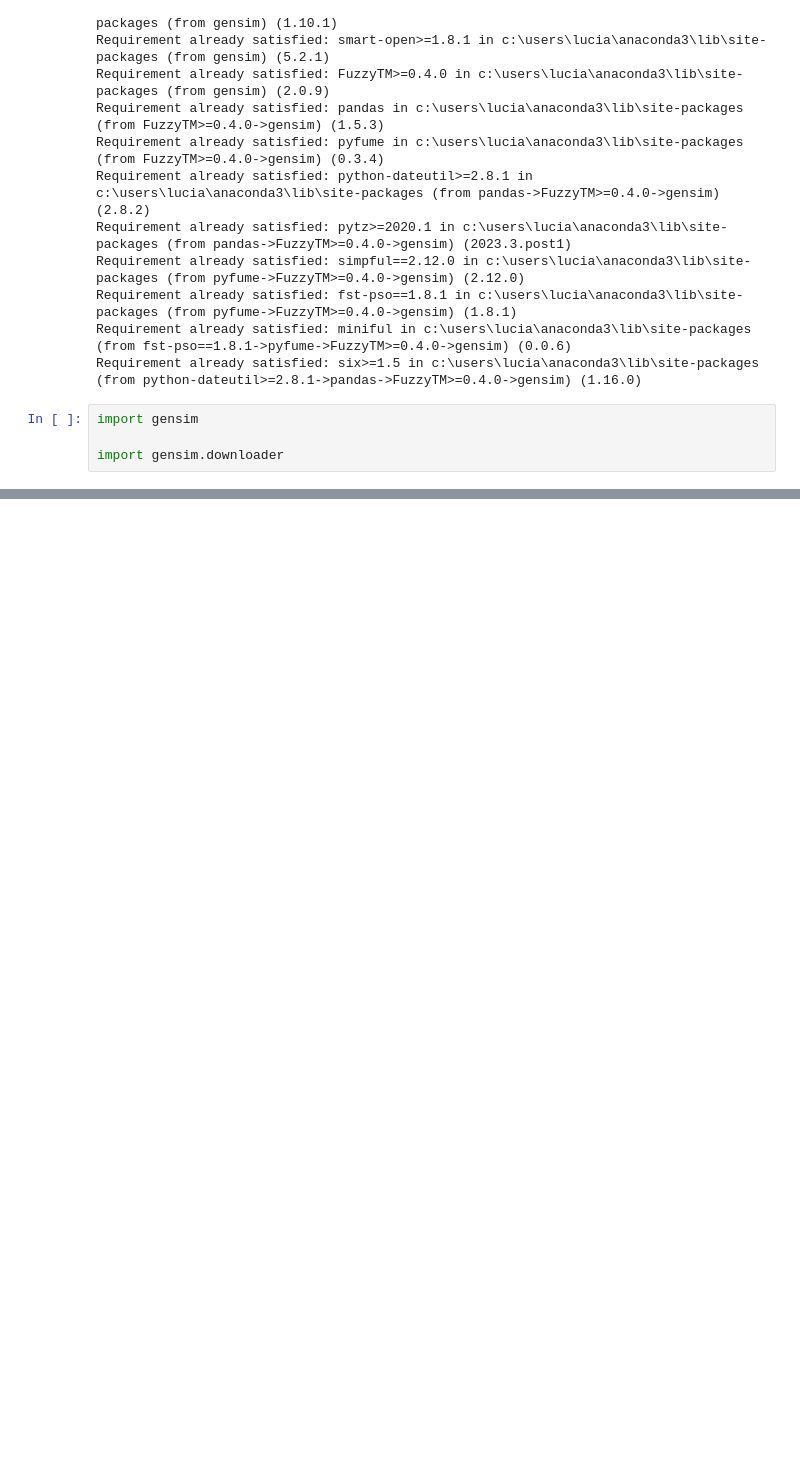
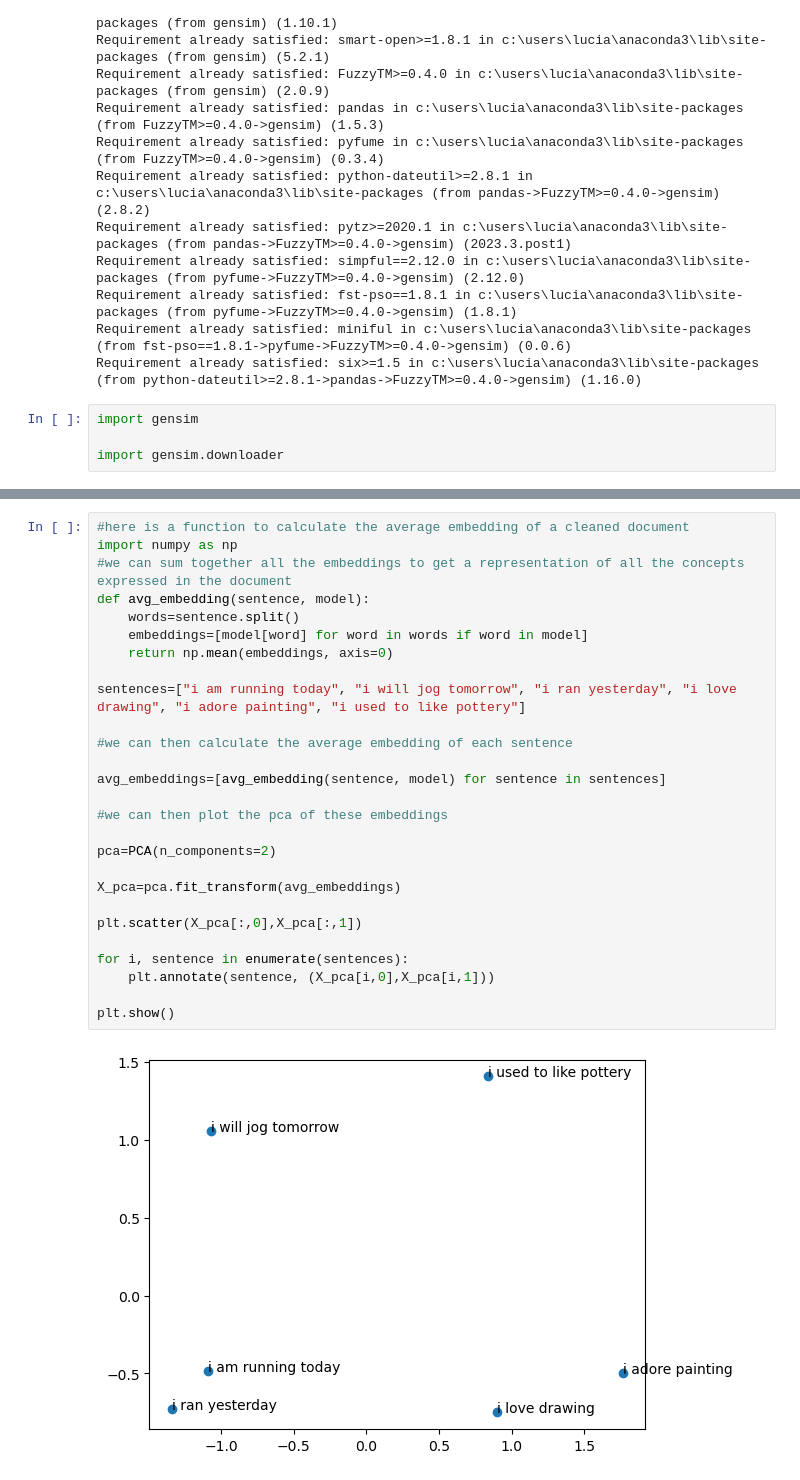
Before and after one commit to zijianc2/project3-embeddings, a Jupyter notebook: project-3.ipynb, the cells around one changed output, grey strips where cells are left out. Drawn from its saved outputs; the diff is of its cells as text; blank space fills up the shorter version.

```diff
--- a/project-3.ipynb
+++ b/project-3.ipynb
@@ -39,0 +149,29 @@ print(model.similarity('dog', 'cat'))
+# %%
+#here is a function to calculate the average embedding of a cleaned document
+import numpy as np
+#we can sum together all the embeddings to get a representation of all the concepts expressed in the document
+def avg_embedding(sentence, model):
+    words=sentence.split()
+    embeddings=[model[word] for word in words if word in model]
+    return np.mean(embeddings, axis=0)
+
+sentences=["i am running today", "i will jog tomorrow", "i ran yesterday", "i love drawing", "i adore painting", "i used to like pottery"]
+
+#we can then calculate the average embedding of each sentence
+
+avg_embeddings=[avg_embedding(sentence, model) for sentence in sentences]
+
+#we can then plot the pca of these embeddings
+
+pca=PCA(n_components=2)
+
+X_pca=pca.fit_transform(avg_embeddings)
+
+plt.scatter(X_pca[:,0],X_pca[:,1])
+
+for i, sentence in enumerate(sentences):
+    plt.annotate(sentence, (X_pca[i,0],X_pca[i,1]))
+
+plt.show()
+# %% [output]
+[figure, added]
```
Also changed, not shown: parts of 22 cells of this notebook.
